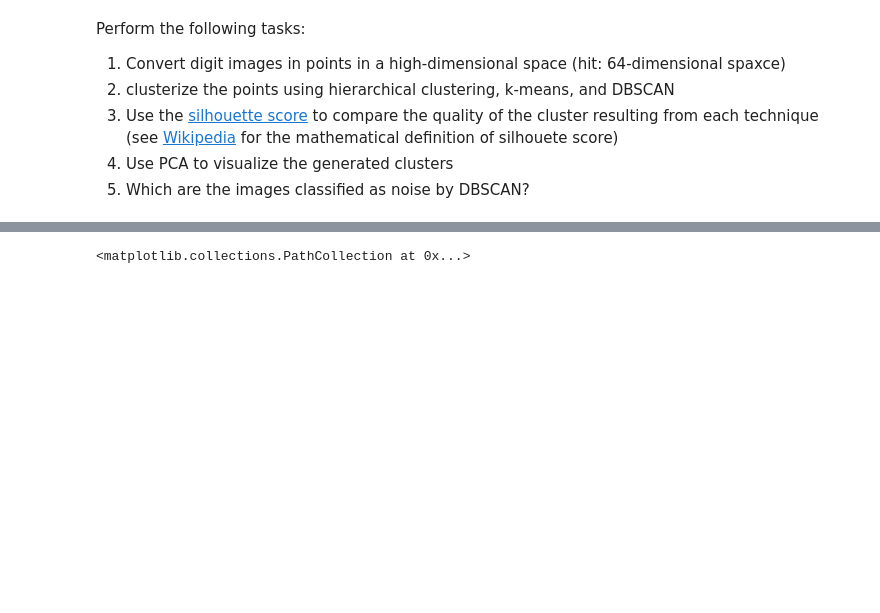
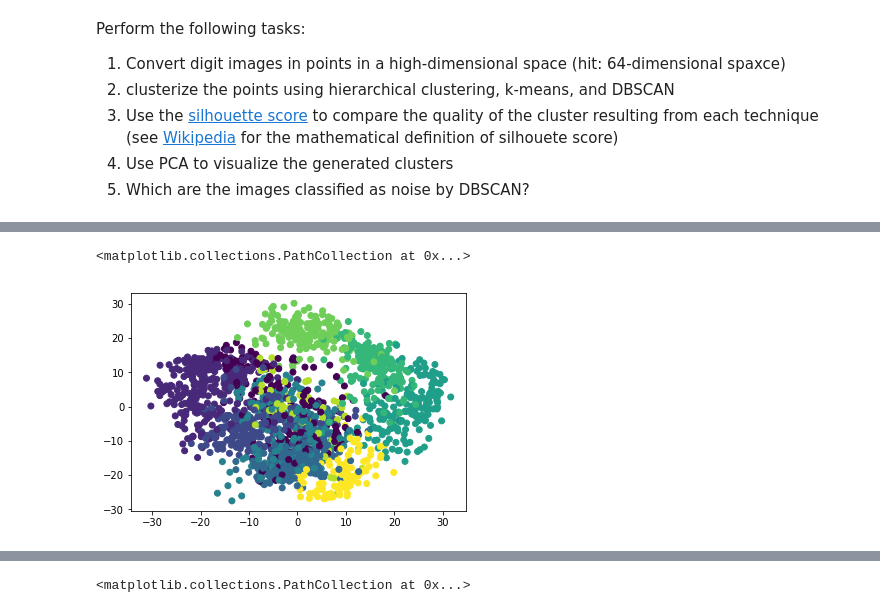
Before and after one commit to lucasmoschen/Machine_Learning_with_Python, a Jupyter notebook: Cluster/pynb/Machine_Learning_4_DS-Clustering-worked.ipynb, the cells around one changed output, grey strips where cells are left out. Cells and saved outputs as stored; diff of their text form; code cells hidden in the pictures; blank space fills up the shorter version.

```diff
--- a/Cluster/pynb/Machine_Learning_4_DS-Clustering-worked.ipynb
+++ b/Cluster/pynb/Machine_Learning_4_DS-Clustering-worked.ipynb
@@ -166,0 +193,6 @@ AttributeError: 'KMeans' object has no attribute 'X'
+# %%
+hierarchiecal_pca = PCA(n_components=2).fit_transform(points)
+plt.scatter(hierarchiecal_pca[:,0],hierarchiecal_pca[:,1],c=hierclust.labels_)
+# %% [output]
+<matplotlib.collections.PathCollection at 0x...>
+[figure, added]
```
Also changed, not shown: parts of 12 cells of this notebook.
